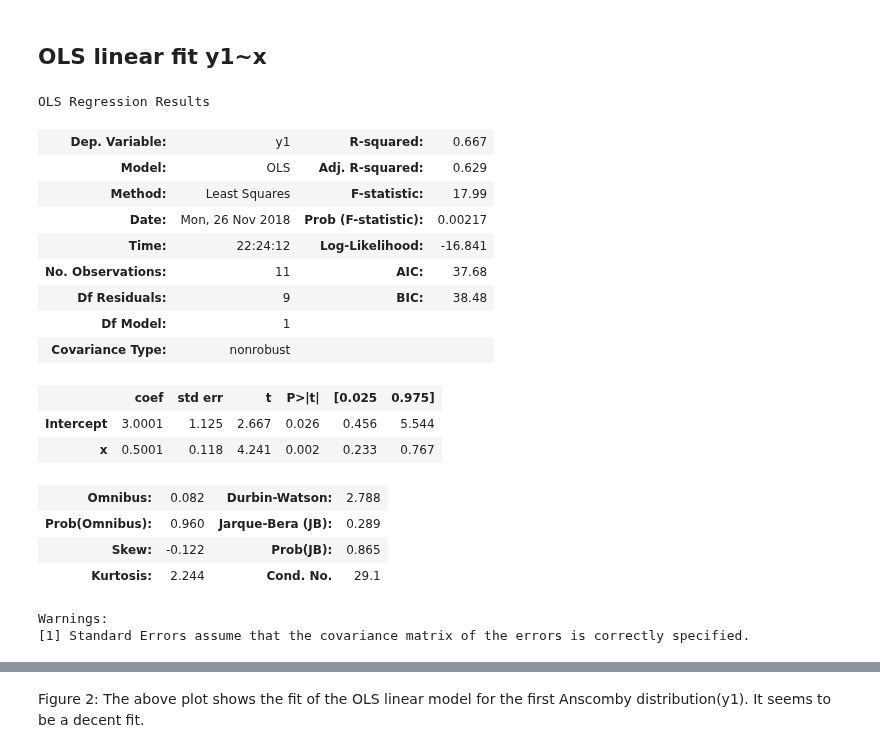
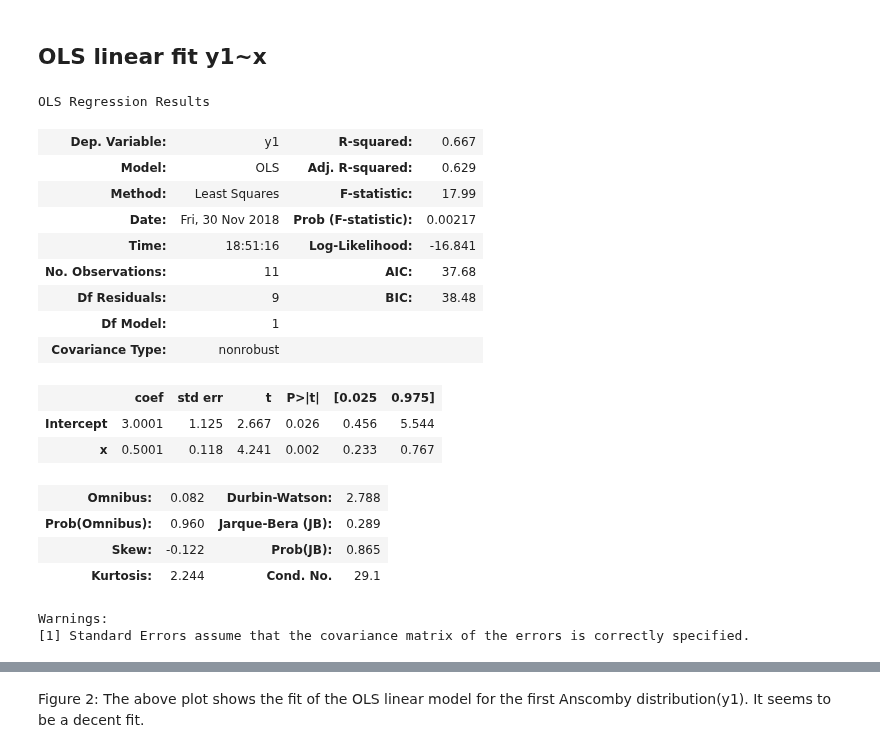
Before and after one commit to SohamMody/PUI2018_srm699, a Jupyter notebook: HW10_srm699/HW10_Assignment1_srm699.ipynb, the cells around one changed output, grey strips where cells are left out. Saved outputs shown, nothing was run; the diff lists cells and outputs as text; code cells hidden in the pictures.

```diff
--- a/HW10_srm699/HW10_Assignment1_srm699.ipynb
+++ b/HW10_srm699/HW10_Assignment1_srm699.ipynb
@@ -61,15 +61,15 @@ Figure 1: The above scatter plot shows the independent variable plotted against
 # %% [markdown]
 ## OLS linear fit  y1~x
 # %%
-OLS1 = smf.ols(formula='y1  ~ x', data=df).fit()
-OLS1.summary()
+ols1 = smf.ols(formula='y1  ~ x', data=df).fit()
+ols1.summary()
 # %% [output]
 OLS Regression Results
 | Dep. Variable: | y1 | R-squared: | 0.667 |
 | Model: | OLS | Adj. R-squared: | 0.629 |
 | Method: | Least Squares | F-statistic: | 17.99 |
-| Date: | Mon, 26 Nov 2018 | Prob (F-statistic): | 0.00217 |
-| Time: | 22:24:12 | Log-Likelihood: | -16.841 |
+| Date: | Fri, 30 Nov 2018 | Prob (F-statistic): | 0.00217 |
+| Time: | 18:51:16 | Log-Likelihood: | -16.841 |
 | No. Observations: | 11 | AIC: | 37.68 |
 | Df Residuals: | 9 | BIC: | 38.48 |
 | Df Model: | 1 |  |  |
```
Also changed, not shown: parts of 2 cells of this notebook.
